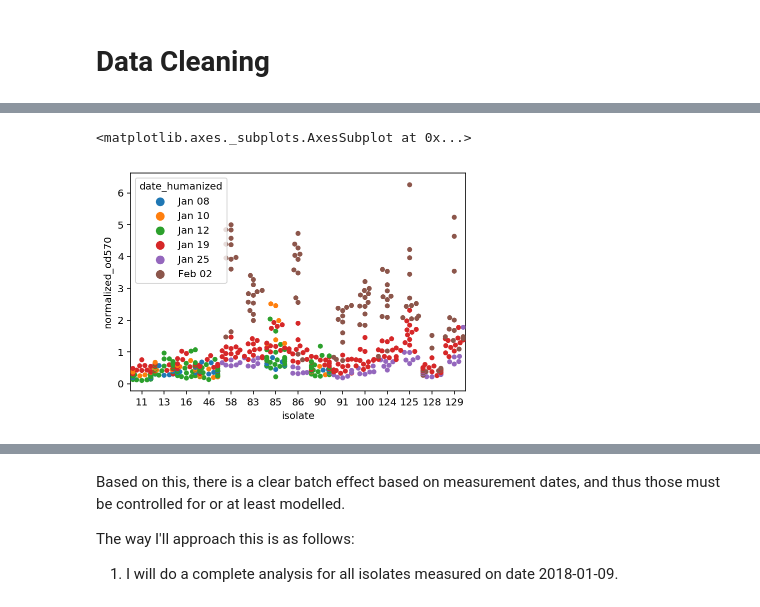
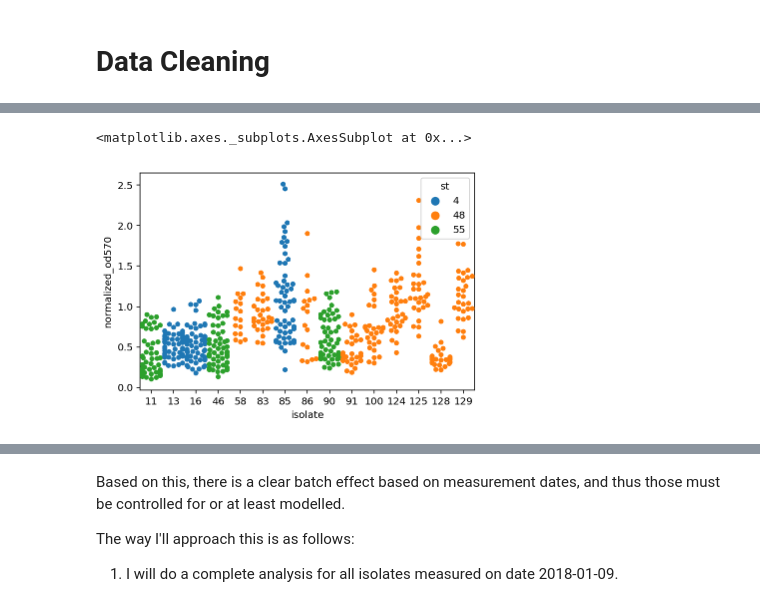
Before and after one commit to afcarl/mia-stats, a Jupyter notebook: biofilm/20180201-analysis.ipynb, the cells around one changed output, grey strips where cells are left out. Saved outputs shown, nothing was run; the diff lists cells and outputs as text; code cells hidden in the pictures.

```diff
--- a/biofilm/20180201-analysis.ipynb
+++ b/biofilm/20180201-analysis.ipynb
@@ -19,7 +19,12 @@ The autoreload extension is already loaded. To reload it, use:
 data = pd.read_csv('biofilm_2018_all.csv')
 
 # Standard Janitor routines.
-data = jn.DataFrame(data).clean_names().remove_empty()
+data = (jn.DataFrame(data)
+        .clean_names()
+        .remove_empty()
+        .rename_column('is_contaminated?', 'is_contaminated')
+        .fill_empty('is_contaminated', 0))
+data = data[data['is_contaminated'] == 0]
 # Add a date column.
 data['date'] = pd.to_datetime(data[['year', 'month', 'day']])
 data['date_humanized'] = data['date'].apply(lambda x: humanize.naturaldate(x))
@@ -30,5 +35,5 @@ data['isolate_coded'] = pd.Categorical(data['isolate']).codes
 data['st_coded'] = pd.Categorical(data['st']).codes
 
 # View a sample of columns
-data.sample(5)
+data.shape
 # %% [output]
@@ -41,6 +41,6 @@ data.sample(5)
 # %%
 import seaborn as sns
-sns.swarmplot(x='isolate', y='normalized_od570', hue='date_humanized', data=data)
+sns.swarmplot(x='isolate', y='normalized_od570', hue='st', data=data)
 # %% [output]
 <matplotlib.axes._subplots.AxesSubplot at 0x...>
-[figure, old version]
+[figure, new version]
```
Also changed, not shown: parts of 14 cells of this notebook.
